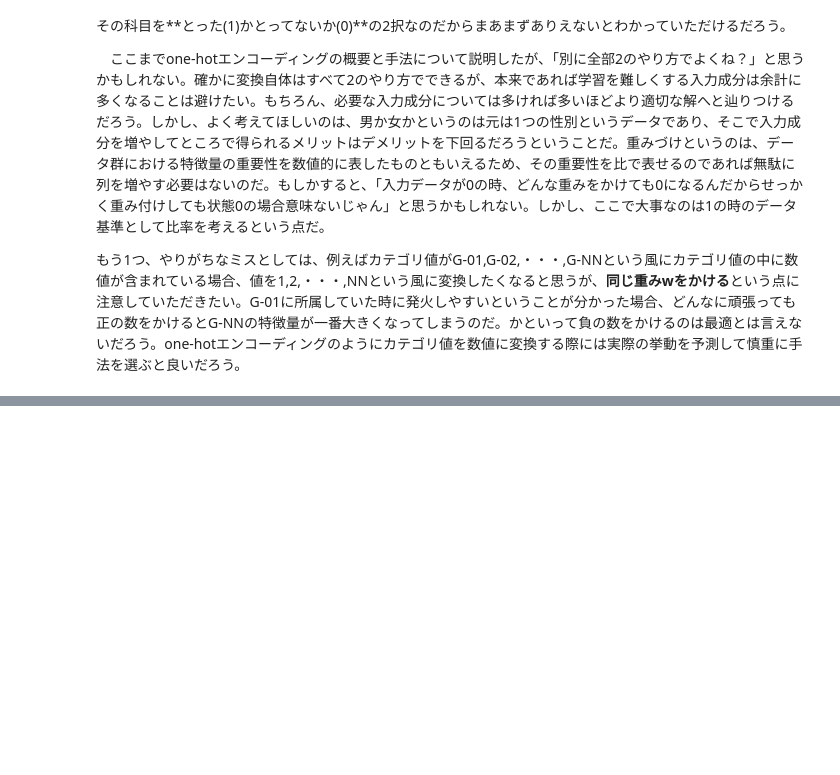
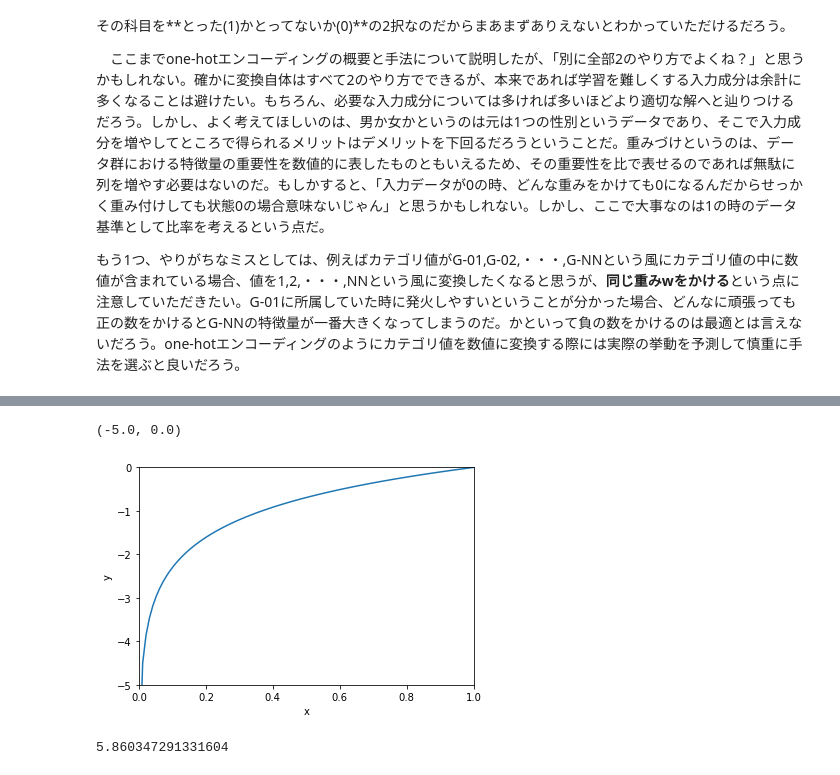
Before and after one commit to zundamochiiii/Keras_deeplearning, a Jupyter notebook: DeepLearning_fromZero/NeuralNetwork.ipynb, the cells around one changed output, grey strips where cells are left out. Cells and saved outputs as stored; diff of their text form; code cells hidden in the pictures; blank space fills up the shorter version.

```diff
--- a/DeepLearning_fromZero/NeuralNetwork.ipynb
+++ b/DeepLearning_fromZero/NeuralNetwork.ipynb
@@ -776,0 +939,24 @@ def multi_classing_NN():
+# %%
+# log
+x = np.linspace(0.001,1,100)
+
+plt.figure()
+plt.plot(x,np.log(x))
+plt.xlabel("x")
+plt.ylabel("y")
+plt.xlim(0,1)
+plt.ylim(-5,0)
+# %% [output]
+(-5.0, 0.0)
+[figure, added]
+# %%
+# やってみる
+
+t = [1,0,1,0,1,0,1,0,1,0]
+y = np.random.rand(10)
+
+out = cross_entropy(y,t)
+
+print(out)
+# %% [output]
+5.860347291331604
```
Also changed, not shown: parts of 37 cells of this notebook, 5 other files.
